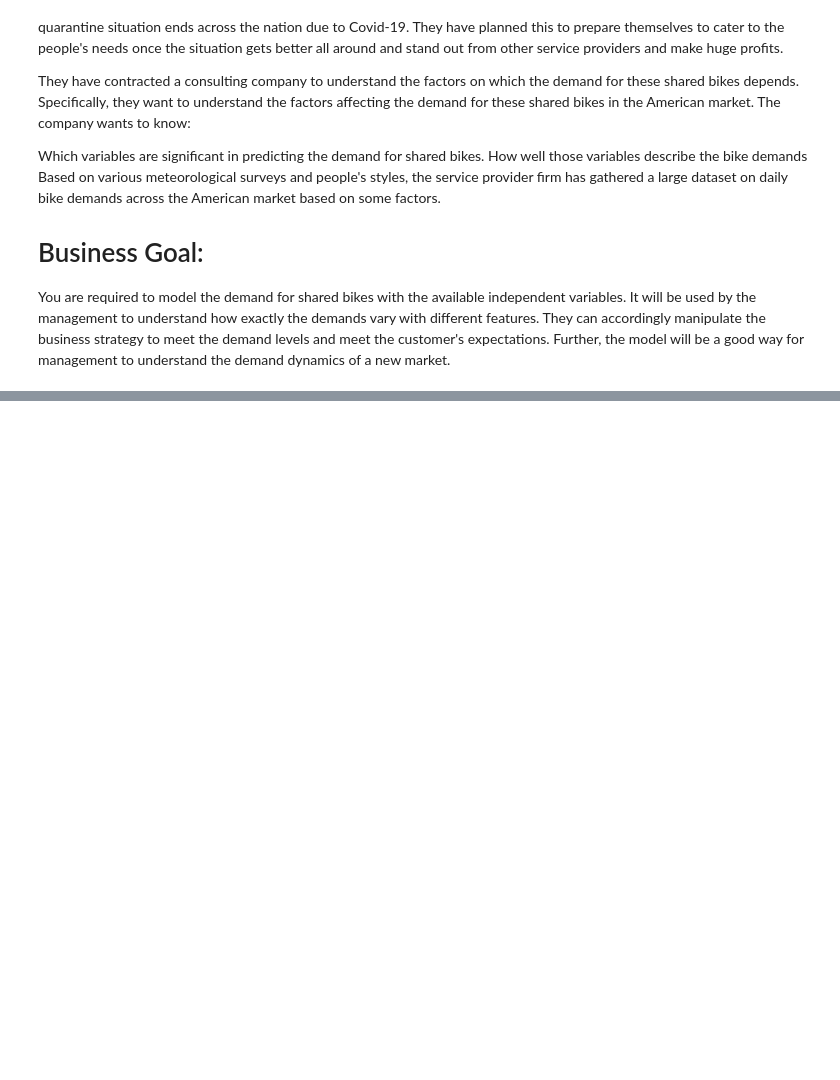
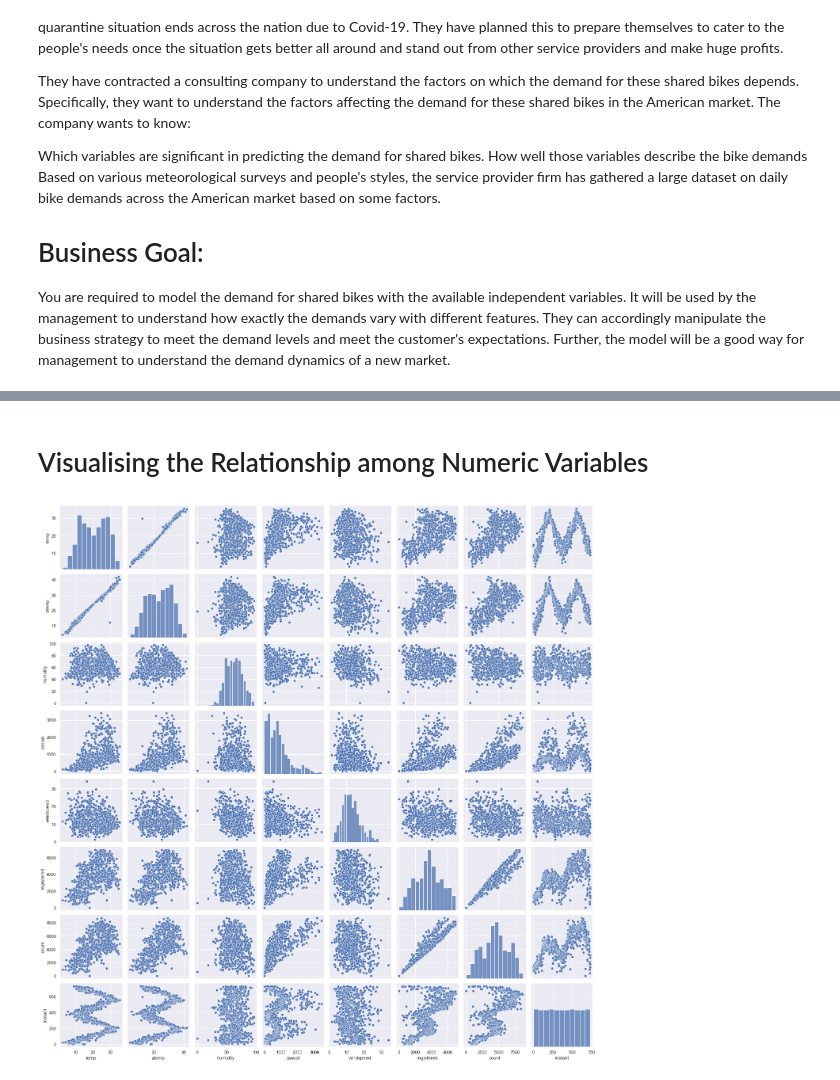
Before and after one commit to RR-Nair/Linear_Regression_Boom_Bike_Assignment, a Jupyter notebook: Linear_Regression_Boom_Bike_Assignment.ipynb, the cells around one changed output, grey strips where cells are left out. Saved outputs shown, nothing was run; the diff lists cells and outputs as text; code cells hidden in the pictures; blank space fills up the shorter version.

```diff
--- a/Linear_Regression_Boom_Bike_Assignment.ipynb
+++ b/Linear_Regression_Boom_Bike_Assignment.ipynb
@@ -1683,0 +29,8 @@ Demand = 3486 + (yr x 1996) - (holiday x 710) + (atemp x 3528) - (hum x 1424) -
+# %%
+import numpy as np
+import pandas as pd
+import matplotlib.pyplot as plt
+import seaborn as sns
+%matplotlib inline
+
+sns.set()
@@ -1683,0 +39,4 @@ Demand = 3486 + (yr x 1996) - (holiday x 710) + (atemp x 3528) - (hum x 1424) -
+# %%
+# Read the given csv file dataset
+
+BoomBikes = pd.read_csv("day.csv")
@@ -1683,0 +120,5 @@ Demand = 3486 + (yr x 1996) - (holiday x 710) + (atemp x 3528) - (hum x 1424) -
+# %%
+#Renaming the columns
+
+BoomBikes.rename(columns = {'yr':'Year','mnth':'month','hum':'humidity','cnt':'count'}, inplace = True)
+BoomBikes.head()
@@ -1683,0 +132,10 @@ Demand = 3486 + (yr x 1996) - (holiday x 710) + (atemp x 3528) - (hum x 1424) -
+# %%
+#Mapping variables season, month, weathersit, weekday .
+#converting numerical variables associated with lebels into categorical variables.
+
+BoomBikes['season']=BoomBikes.season.map({1: 'spring', 2: 'summer',3:'fall', 4:'winter' })
+BoomBikes['month']=BoomBikes.month.map({1:'Jan',2:'Feb',3:'Mar',4:'Apr',5:'May',6:'June',7:'July',8:'Aug',9:'Sep',10:'Oct',11:'Nov',12:'Dec'})
+BoomBikes['weathersit']=BoomBikes.weathersit.map({1: 'Clear',2:'Mist + Cloudy',3:'Light Snow',4:'Snow + Fog'})
+BoomBikes['weekday']=BoomBikes.weekday.map({0:'Sun',1:'Mon',2:'Tue',3:'Wed',4:'Thu',5:'Fri',6:'Sat'})
+
+BoomBikes.head()
@@ -1683,0 +193,9 @@ Demand = 3486 + (yr x 1996) - (holiday x 710) + (atemp x 3528) - (hum x 1424) -
+# %% [markdown]
+# Visualising the Relationship among Numeric Variables
+# %%
+#Let's make a pairplot of all the numeric variables
+
+sns.pairplot(BoomBikes,vars=["temp",'atemp', "humidity",'casual','windspeed','registered','count','instant'])
+plt.show()
+# %% [output]
+[figure, added]
```
Also changed, not shown: parts of 353 cells of this notebook.
